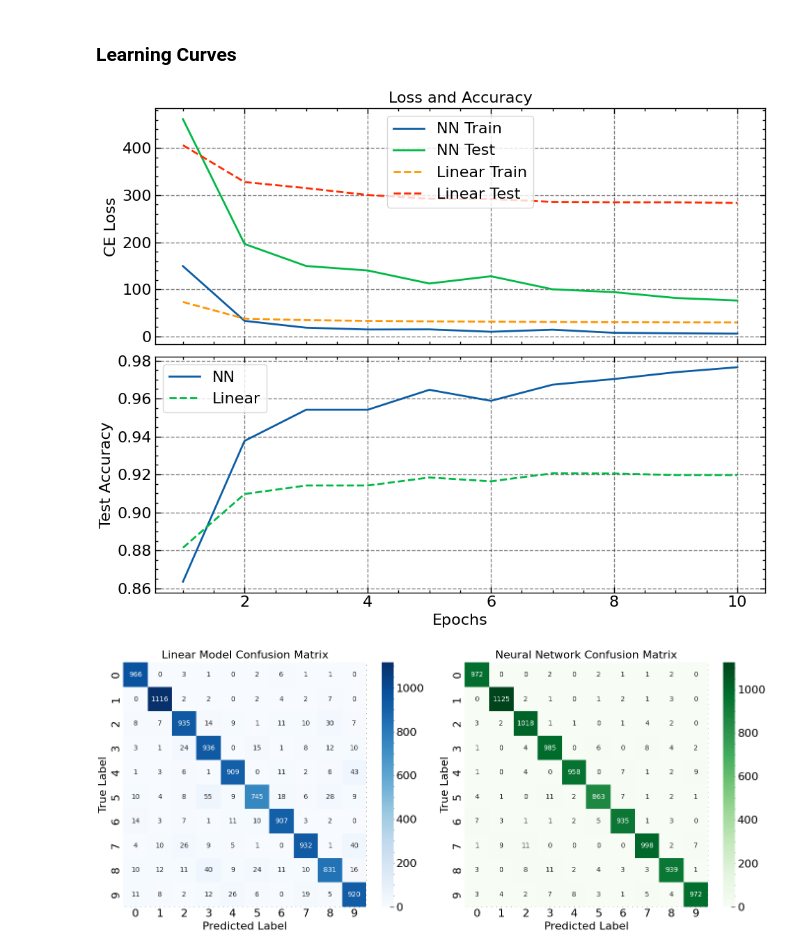
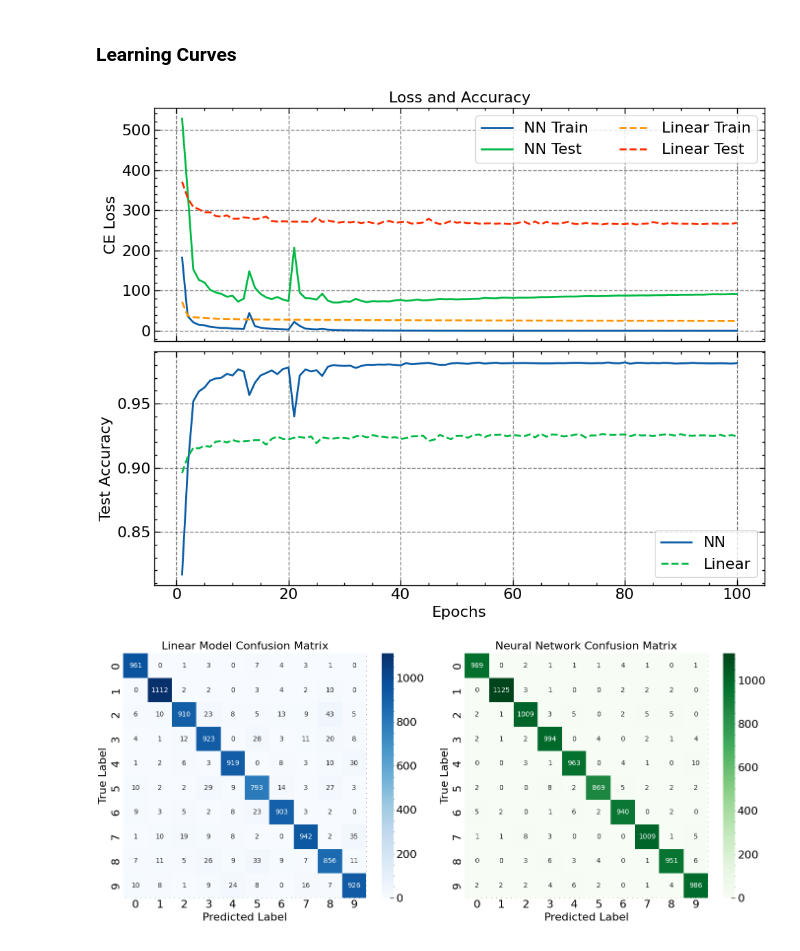
Before and after one commit to marchfra/interface, a Jupyter notebook: mfnet/mfnet_classification.ipynb, the cells around one changed output. Cells and saved outputs as stored; diff of their text form; code cells hidden in the pictures.

```diff
--- a/mfnet/mfnet_classification.ipynb
+++ b/mfnet/mfnet_classification.ipynb
@@ -81,12 +82,12 @@ print(x_test.shape, y_test.shape)
 # %% [markdown]
 ## Training
 # %%
-NUM_EPOCHS = 10
+NUM_EPOCHS = 100
 TEST_INTERVAL = 1
 LEARNING_RATE = 1e-3
 BATCH_SIZE = 1024
+INPUT_SIZE = 28 * 28
 NUM_CLASSES = 10
-INPUT_SIZE = 28 * 28
 SAVEFIG = True
 
 train_dataloader = BatchIterator(batch_size=BATCH_SIZE, shuffle=True)
@@ -158,7 +152,7 @@ def log_format(ax: Axes) -> None:
 ### Learning Curves
 # %%
 fig, axes = plt.subplots(2, 1, sharex=True, figsize=(10, 8))
-if TEST_INTERVAL == 1 or NUM_EPOCHS % TEST_INTERVAL == 0:
+if TEST_INTERVAL == 1:
     test_epochs = list(range(1, NUM_EPOCHS + 1, TEST_INTERVAL))
 else:
     test_epochs = [*list(range(1, NUM_EPOCHS + 1, TEST_INTERVAL)), NUM_EPOCHS]
@@ -166,36 +160,39 @@ else:
 ax = axes[0]
 ax.plot(range(1, NUM_EPOCHS + 1), nn_train_losses, label="NN Train")
 ax.plot(test_epochs, nn_test_losses, label="NN Test")
 ax.plot(
     range(1, NUM_EPOCHS + 1),
     lin_train_losses,
     label="Linear Train",
     linestyle="--",
 )
 ax.plot(test_epochs, lin_test_losses, label="Linear Test", linestyle="--")
 
 ax.set_ylabel("CE Loss")
 ax.set_title("Loss and Accuracy")
 
-ax.legend()
+ax.legend(ncols=2)
 # log_format(ax)
 
 ax = axes[1]
 ax.plot(test_epochs, nn_test_accuracies, label="NN")
 ax.plot(test_epochs, lin_test_accuracies, label="Linear", linestyle="--")
 
 ax.set_xlabel("Epochs")
 ax.set_ylabel("Test Accuracy")
 
 ax.legend()
 
 fig.tight_layout()
 plt.show()
 
 if SAVEFIG:
-    fig.savefig("./images/class_loss_acc.png", dpi=200)
+    fig.savefig(
+        f"./images/class_loss_acc_{NUM_EPOCHS}_{LEARNING_RATE}_{BATCH_SIZE}.png",
+        dpi=200,
+    )
 # %% [output]
-[figure, old version]
+[figure, new version]
 # %%
 def confusion_matrix(
     model: NeuralNetwork,
```
Also changed, not shown: parts of 6 cells of this notebook, 10 other files.
